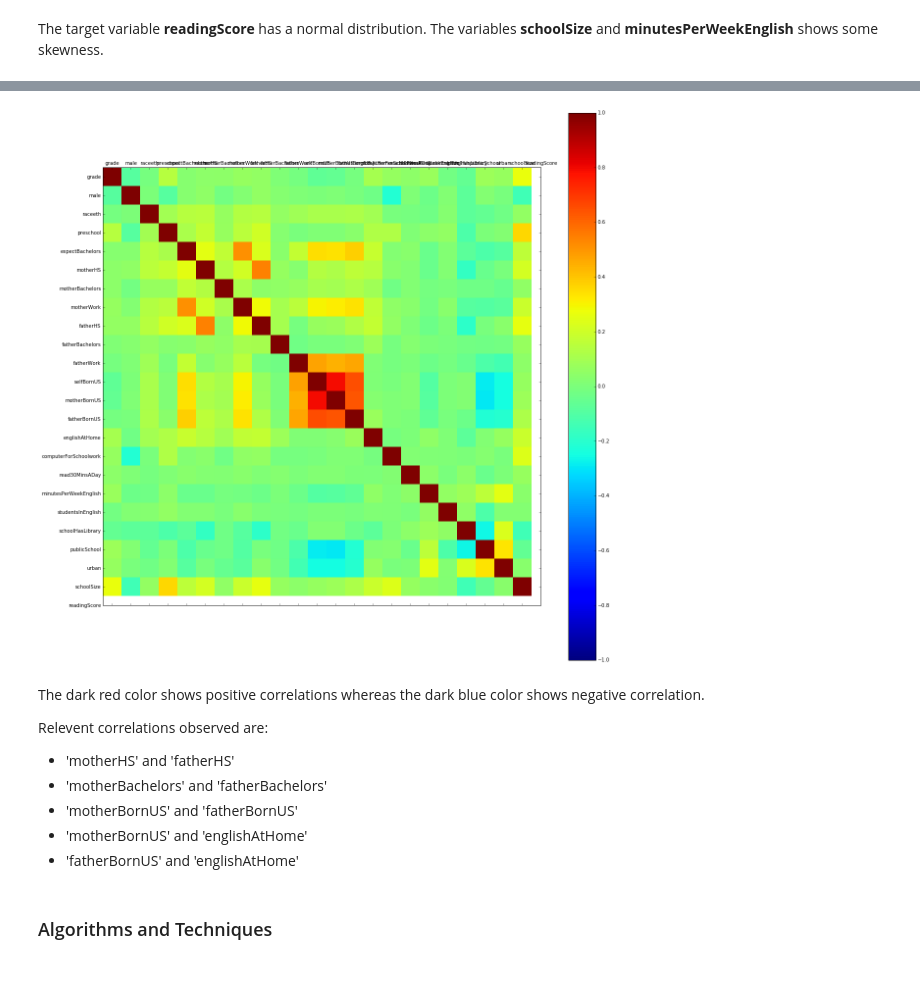
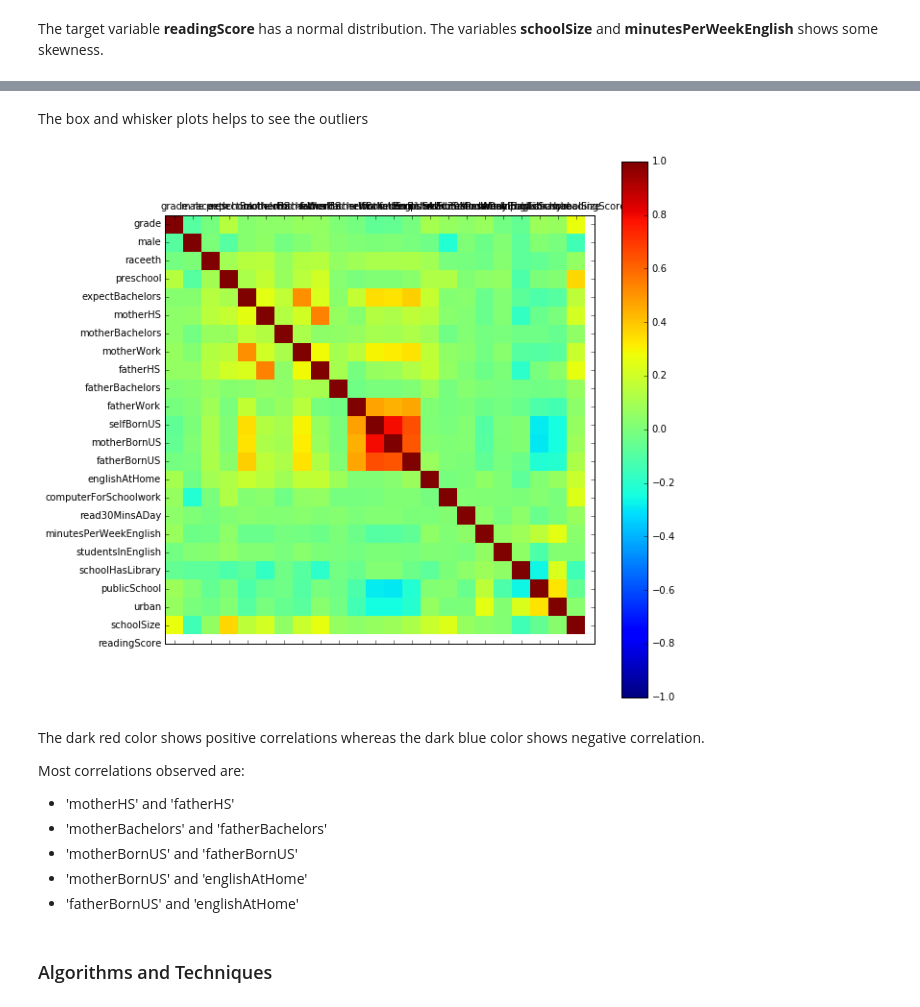
Before and after one commit to shintotm/TestScorePrediction, a Jupyter notebook: PISA Reading Test Score Prediction.ipynb, the cells around one changed output, grey strips where cells are left out. Cells and saved outputs as stored; diff of their text form; code cells hidden in the pictures; blank space fills up the shorter version.

```diff
--- a/PISA Reading Test Score Prediction.ipynb
+++ b/PISA Reading Test Score Prediction.ipynb
@@ -219,22 +226,24 @@ The target variable **readingScore** has a normal distribution. The variables **
+# %% [markdown]
+The box and whisker plots helps to see the outliers
 # %%
 # correlation matrix
-fig = plt.figure(figsize=(20,20))
+fig = plt.figure(figsize=(10,10))
 ax = fig.add_subplot(111)
 cax = ax.matshow(allData.corr(), vmin=-1, vmax=1, interpolation='none')
 fig.colorbar(cax)
 ticks = np.arange(0,24,1)
 ax.set_xticks(ticks)
 ax.set_yticks(ticks)
 ax.set_xticklabels(allData.columns.values)
 ax.set_yticklabels(allData.columns.values)
 
 plt.show()
 # %% [output]
-[figure, old version]
+[figure, new version]
 # %% [markdown]
 The dark red color shows positive correlations whereas the dark blue color shows negative correlation.
 
-Relevent correlations observed are:
+Most correlations observed are:
 * 'motherHS' and 'fatherHS'
 * 'motherBachelors' and 'fatherBachelors'
 * 'motherBornUS' and 'fatherBornUS'
```
Also changed, not shown: parts of 1 cell of this notebook.
